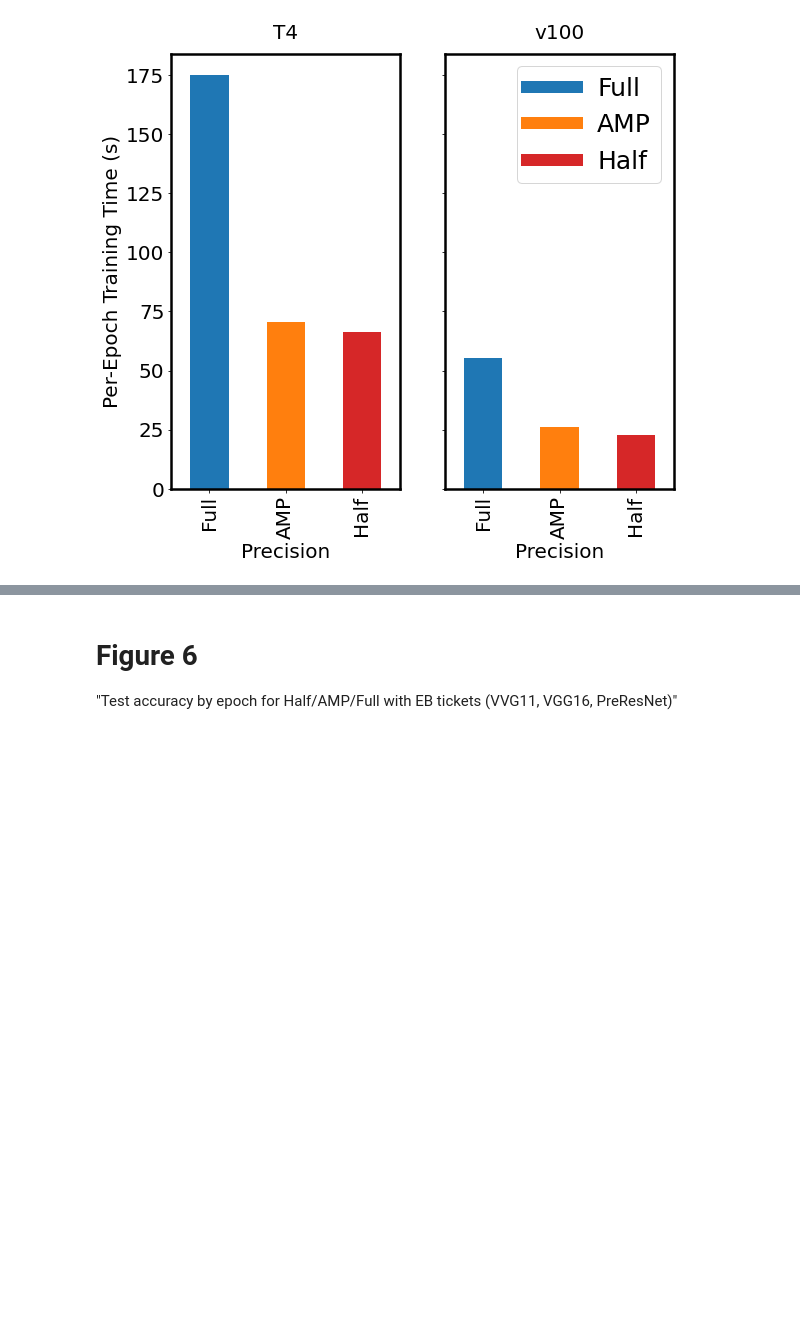
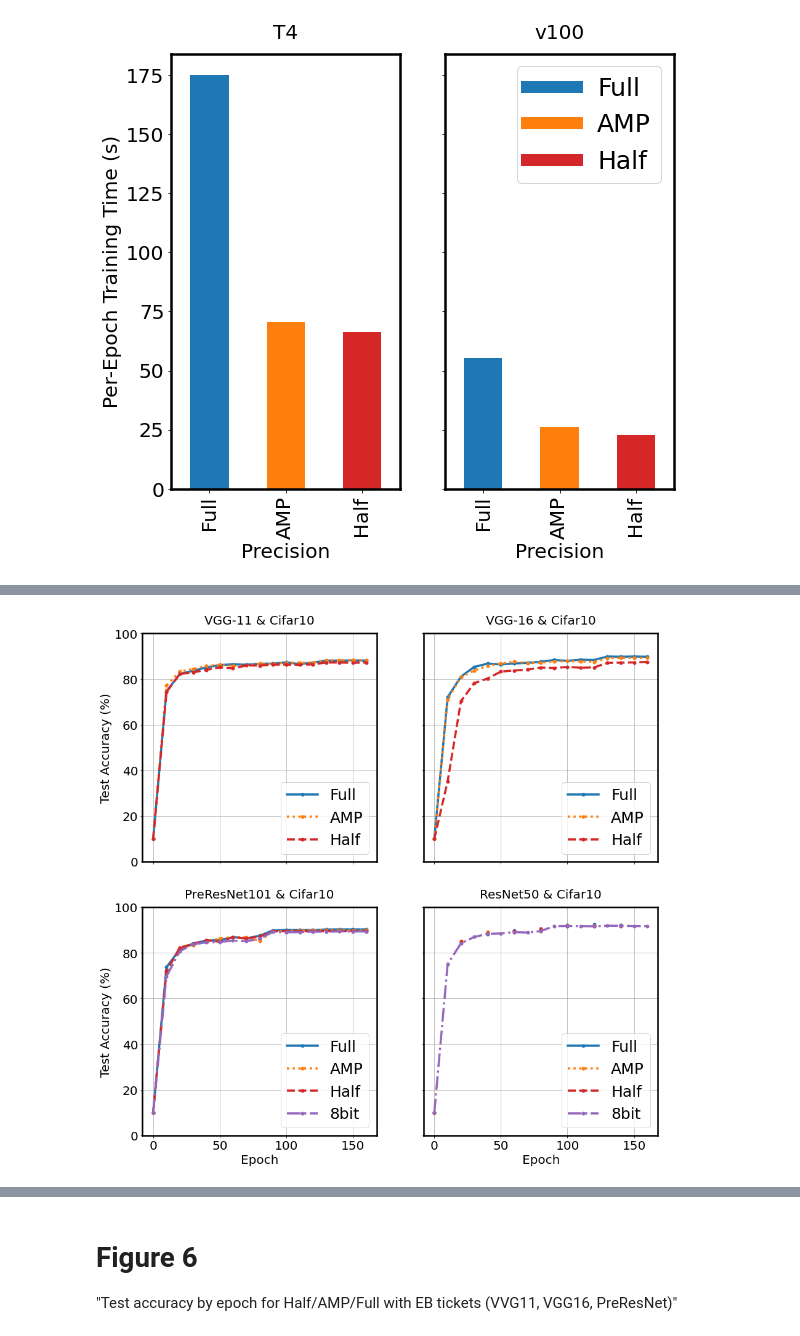
Before and after one commit to kamikazekartik/cs744_assignments, a Jupyter notebook: project/plot_figures.ipynb, the cells around one changed output, grey strips where cells are left out. Drawn from its saved outputs; the diff is of its cells as text; code cells hidden in the pictures; blank space fills up the shorter version.

```diff
--- a/project/plot_figures.ipynb
+++ b/project/plot_figures.ipynb
@@ -424 +449,92 @@ plt.show()
+# %%
+# input data:
+files = [
+        'output/v100_fullmodel_2/results_vgg11_Cifar10_batchsize128_Full.csv',
+        'output/v100_fullmodel_2/results_vgg11_Cifar10_batchsize128_AMP.csv',
+        'output/v100_fullmodel_2/results_vgg11_Cifar10_batchsize128_Half.csv',
+        'output/v100_fullmodel_2/results_vgg16_Cifar10_batchsize128_Full.csv',
+        'output/v100_fullmodel_2/results_vgg16_Cifar10_batchsize128_AMP.csv',
+        'output/v100_fullmodel_2/results_vgg16_Cifar10_batchsize128_Half_fixed.csv',
+        'output/v100_convergence/results_resnet50_Cifar10_batchsize128_Full.csv',
+        'output/v100_convergence/results_resnet50_Cifar10_batchsize128_AMP.csv',
+        'output/v100_convergence/results_resnet50_Cifar10_batchsize128_Half.csv',
+        'output/v100_fullmodel_2/results_resnet50_Cifar10_batchsize128_precision8bit.csv',
+        'output/v100_fullmodel_2/results_preresnet_Cifar10_batchsize256_Full.csv',
+        'output/v100_fullmodel_2/results_preresnet_Cifar10_batchsize256_AMP.csv',
+        'output/v100_fullmodel_2/results_preresnet_Cifar10_batchsize256_Half.csv',
+        'output/v100_fullmodel_2/results_preresnet_Cifar10_batchsize256_precision8bit.csv'
+]
+
+# data processing:
+data = []
+data.append(['model', 'dataset', 'precision', 'epoch', 'training_loss', 'test_acc', 'epoch_train_time', 'total_train_time'])
+for file in files:
+  tmp = file.replace('output/v100_fullmodel_2/results_' ,'').replace('output/v100_convergence/results_' ,'').replace('_fixed.csv','').replace('.csv','')
+  tmp = tmp.split('_')
+  model = tmp[0]
+  dataset = tmp[1]
+  batch_size = int(tmp[2].replace('batchsize',''))
+  precision = tmp[3].replace('precision','')
+  df=pd.read_csv(file, sep=',',header=0)
+  df = df.iloc[1:] # delete the first (re-training) row (epoch 0)
+  data.append([model, dataset, precision, 0, 0, 10, 0, 0])
+  for i, row in df.iterrows():
+    epoch = int(row[1])
+    training_loss = float(row[2])
+    test_acc = float(row[3])
+    epoch_train_time = float(row[4])
+    total_train_time = float(row[5])
+    data.append([model, dataset, precision, epoch, training_loss, test_acc, epoch_train_time, total_train_time])
+
+# plot construction (Figure 3):
+df = pd.DataFrame(data[1:],columns=data[0])
+orders = ['Full', 'AMP', 'Half', '8bit']
+styles = ['-',':','--','-.']
+df_vgg11 = df[(df['model']=="vgg11") & (df['dataset']=="Cifar10") & (df['test_acc']!=-1)]
+df_vgg11 = df_vgg11.pivot(index='epoch', columns='precision', values='test_acc')
+df_vgg11 = df_vgg11[['Full', 'AMP', 'Half']]
+df_vgg16 = df[(df['model']=="vgg16") & (df['dataset']=="Cifar10") & (df['test_acc']!=-1)]
+df_vgg16 = df_vgg16.pivot(index='epoch', columns='precision', values='test_acc')
+df_vgg16 = df_vgg16[['Full', 'AMP', 'Half']]
+df_resnet50 = df[(df['model']=="resnet50") & (df['dataset']=="Cifar10") & (df['test_acc']!=-1)]
+df_resnet50 = df_resnet50.pivot(index='epoch', columns='precision', values='test_acc')
+df_resnet50 = df_resnet50[['Full', 'AMP', 'Half', '8bit']]
+df_preresnet = df[(df['model']=="preresnet") & (df['dataset']=="Cifar10") & (df['test_acc']!=-1)]
+df_preresnet = df_preresnet.pivot(index='epoch', columns='precision', values='test_acc')
+df_preresnet = df_preresnet[['Full', 'AMP', 'Half', '8bit']]
+fig, axes = plt.subplots(nrows=2, ncols=2, sharex=True, sharey=True, figsize=(15,15))
+colors = dict(mcolors.BASE_COLORS, **mcolors.CSS4_COLORS)
+# Sort colors by hue, saturation, value and name.
+by_hsv = sorted((tuple(mcolors.rgb_to_hsv(mcolors.to_rgba(color)[:3])), name)
+                for name, color in colors.items())
+rc('axes', linewidth=2.5)
+matplotlib.rcParams['pdf.fonttype'] = 42
+matplotlib.rcParams['ps.fonttype'] = 42
+matplotlib.rc('xtick', labelsize=20)
+matplotlib.rc('ytick', labelsize=20)
+colors = ['C0', 'C1', 'C3', 'C4']
+df_vgg11.plot(ax=axes[0][0], style=styles, color=colors, grid=True, marker=".", linewidth=3.5, markersize=10, markevery=1)
+df_vgg16.plot(ax=axes[0][1], style=styles, color=colors, grid=True, marker=".", linewidth=3.5, markersize=10, markevery=1)
+df_preresnet.plot(ax=axes[1][0], style=styles, color=colors, grid=True, marker=".", linewidth=3.5, markersize=10, markevery=1)
+df_resnet50.plot(ax=axes[1][1], style=styles, color=colors, grid=True, marker=".", linewidth=3.5, markersize=10, markevery=1)
+legend_properties = {'size':25}
+axes[0][0].legend(prop=legend_properties)
+axes[0][1].legend(prop=legend_properties)
+axes[1][0].legend(prop=legend_properties)
+axes[1][1].legend(prop=legend_properties)
+axes[0][0].set_title('VGG-11 & Cifar10', pad=15, size=20)
+axes[0][1].set_title('VGG-16 & Cifar10', pad=15, size=20)
+axes[1][0].set_title('PreResNet101 & Cifar10', pad=15, size=20)
+axes[1][1].set_title('ResNet50 & Cifar10', pad=15, size=20)
+axes[0][0].set_xlabel("Epoch", size=20)
+axes[0][1].set_xlabel("Epoch", size=20)
+axes[1][0].set_xlabel("Epoch", size=20)
+axes[1][1].set_xlabel("Epoch", size=20)
+axes[0][0].set_ylabel("Test Accuracy (%)", size=20)
+axes[1][0].set_ylabel("Test Accuracy (%)", size=20)
+plt.ylim(0, 100)
+#plt.show()
+plt.savefig("Figure_3.png", format='png', dpi=600, bbox_inches='tight', pad_inches=0.05)
+# %% [output]
+[figure, added]
 # %% [markdown]
```
Also changed, not shown: parts of 5 cells of this notebook.
